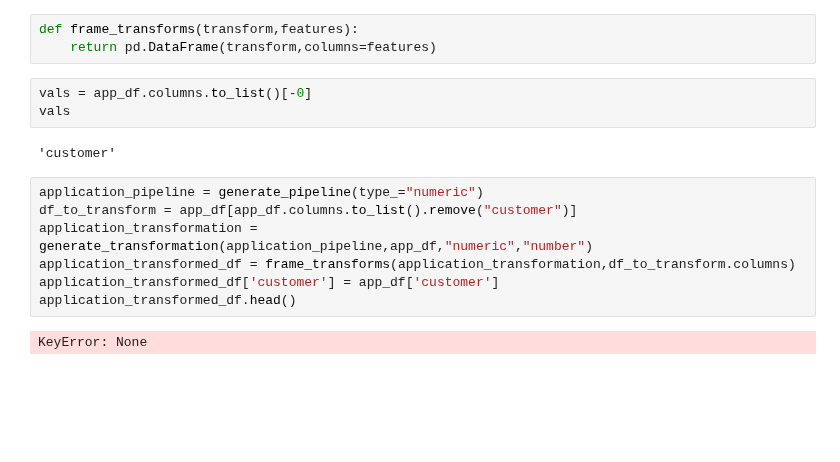
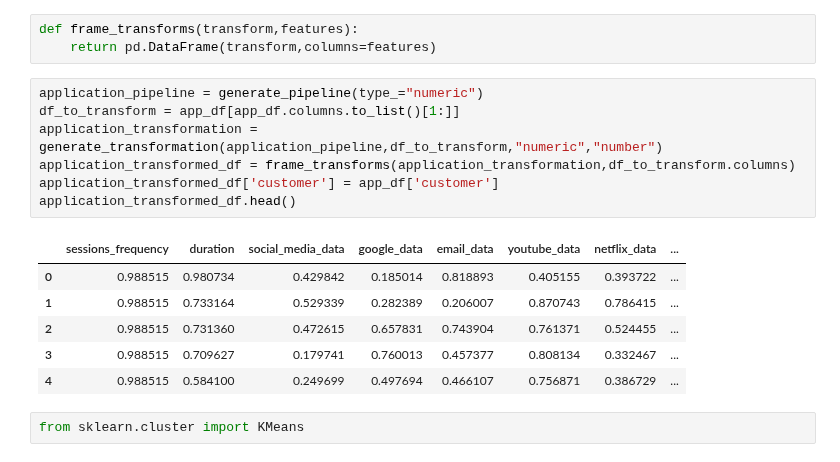
Before and after one commit to tutorialcreation/TelComChallenge, a Jupyter notebook: notebooks/Modelling.ipynb, the cells around one changed output. Cells and saved outputs as stored; diff of their text form; blank space fills up the shorter version.

```diff
--- a/notebooks/Modelling.ipynb
+++ b/notebooks/Modelling.ipynb
@@ -159,17 +159,19 @@ def generate_transformation(pipeline,df,type_,value):
 # %%
 def frame_transforms(transform,features):
     return pd.DataFrame(transform,columns=features)
-# %%
-vals = app_df.columns.to_list()[-0]
-vals
-# %% [output]
-'customer'
 # %%
 application_pipeline = generate_pipeline(type_="numeric")
-df_to_transform = app_df[app_df.columns.to_list().remove("customer")]
-application_transformation = generate_transformation(application_pipeline,app_df,"numeric","number")
+df_to_transform = app_df[app_df.columns.to_list()[1:]]
+application_transformation = generate_transformation(application_pipeline,df_to_transform,"numeric","number")
 application_transformed_df = frame_transforms(application_transformation,df_to_transform.columns)
 application_transformed_df['customer'] = app_df['customer']
 application_transformed_df.head()
 # %% [output]
-KeyError: None
+|  | sessions_frequency | duration | social_media_data | google_data | email_data | youtube_data | netflix_data | ... |
+| 0 | 0.988515 | 0.980734 | 0.429842 | 0.185014 | 0.818893 | 0.405155 | 0.393722 | ... |
+| 1 | 0.988515 | 0.733164 | 0.529339 | 0.282389 | 0.206007 | 0.870743 | 0.786415 | ... |
+| 2 | 0.988515 | 0.731360 | 0.472615 | 0.657831 | 0.743904 | 0.761371 | 0.524455 | ... |
+| 3 | 0.988515 | 0.709627 | 0.179741 | 0.760013 | 0.457377 | 0.808134 | 0.332467 | ... |
+| 4 | 0.988515 | 0.584100 | 0.249699 | 0.497694 | 0.466107 | 0.756871 | 0.386729 | ... |
+# %%
+from sklearn.cluster import KMeans
```
Also changed, not shown: parts of 5 cells of this notebook.
